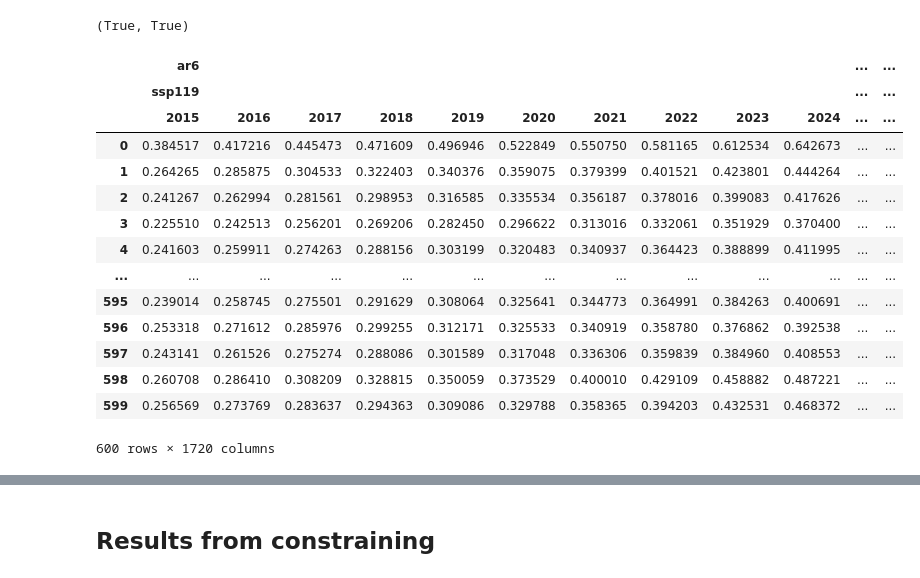
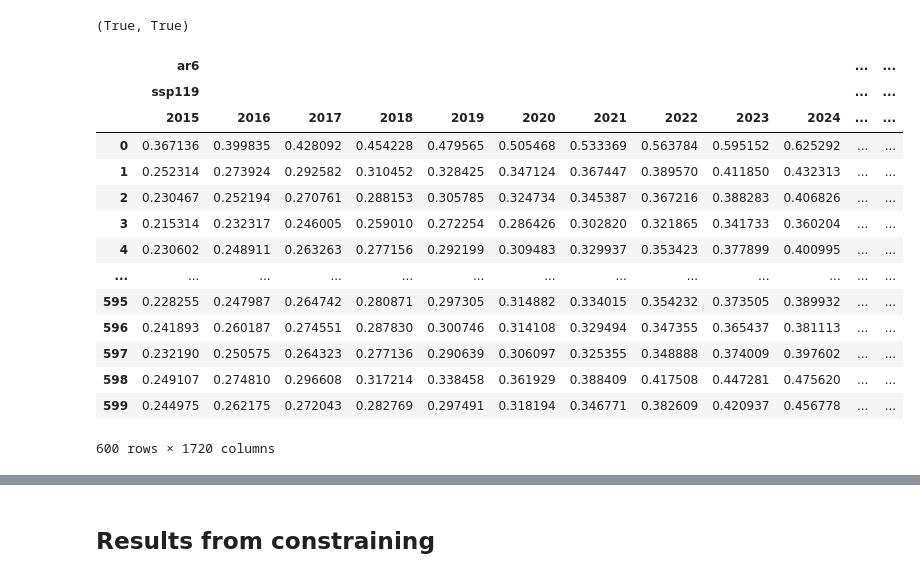
Before and after one commit to tsutsui1872/ar6-tlm, a Jupyter notebook: notebook/084_postproc.ipynb, the cells around one changed output, grey strips where cells are left out. Cells and saved outputs as stored; diff of their text form; code cells hidden in the pictures.

```diff
--- a/notebook/084_postproc.ipynb
+++ b/notebook/084_postproc.ipynb
@@ -72,36 +69,36 @@ method_case_order = ['ar6_orig', 'ar6', 's21', 'mce-2l']
 # %%
 # GSAT changes in the reference period of 1995-2014
 slc_base = slice(
     year_hist.get_loc(1995),
-    year_hist.get_loc(2014),
+    year_hist.get_loc(2014)+1,
 )
 gsat_base = ncf_hist.variables['tg'][:, :, slc_base].mean(axis=2)
 
 # GSAT changes relative to 1995-2014
 mi = pd.MultiIndex.from_product([
     method_order, scenario_order, year_ssps,
 ])
 df_gsat = pd.DataFrame(
     (ncf_ssps.variables['tg'][:] - gsat_base.reshape(gsat_base.shape + (1, 1)))
     .reshape((nsize, -1)),
     columns=mi,
 )
 df_gsat
 # %% [output]
 |  | ar6 |  |  |  |  |  |  |  |  |  | ... | ... |
 |  | ssp119 |  |  |  |  |  |  |  |  |  | ... | ... |
 |  | 2015 | 2016 | 2017 | 2018 | 2019 | 2020 | 2021 | 2022 | 2023 | 2024 | ... | ... |
-| 0 | 0.384517 | 0.417216 | 0.445473 | 0.471609 | 0.496946 | 0.522849 | 0.550750 | 0.581165 | 0.612534 | 0.642673 | ... | ... |
-| 1 | 0.264265 | 0.285875 | 0.304533 | 0.322403 | 0.340376 | 0.359075 | 0.379399 | 0.401521 | 0.423801 | 0.444264 | ... | ... |
-| 2 | 0.241267 | 0.262994 | 0.281561 | 0.298953 | 0.316585 | 0.335534 | 0.356187 | 0.378016 | 0.399083 | 0.417626 | ... | ... |
-| 3 | 0.225510 | 0.242513 | 0.256201 | 0.269206 | 0.282450 | 0.296622 | 0.313016 | 0.332061 | 0.351929 | 0.370400 | ... | ... |
-| 4 | 0.241603 | 0.259911 | 0.274263 | 0.288156 | 0.303199 | 0.320483 | 0.340937 | 0.364423 | 0.388899 | 0.411995 | ... | ... |
+| 0 | 0.367136 | 0.399835 | 0.428092 | 0.454228 | 0.479565 | 0.505468 | 0.533369 | 0.563784 | 0.595152 | 0.625292 | ... | ... |
+| 1 | 0.252314 | 0.273924 | 0.292582 | 0.310452 | 0.328425 | 0.347124 | 0.367447 | 0.389570 | 0.411850 | 0.432313 | ... | ... |
+| 2 | 0.230467 | 0.252194 | 0.270761 | 0.288153 | 0.305785 | 0.324734 | 0.345387 | 0.367216 | 0.388283 | 0.406826 | ... | ... |
+| 3 | 0.215314 | 0.232317 | 0.246005 | 0.259010 | 0.272254 | 0.286426 | 0.302820 | 0.321865 | 0.341733 | 0.360204 | ... | ... |
+| 4 | 0.230602 | 0.248911 | 0.263263 | 0.277156 | 0.292199 | 0.309483 | 0.329937 | 0.353423 | 0.377899 | 0.400995 | ... | ... |
 | ... | ... | ... | ... | ... | ... | ... | ... | ... | ... | ... | ... | ... |
-| 595 | 0.239014 | 0.258745 | 0.275501 | 0.291629 | 0.308064 | 0.325641 | 0.344773 | 0.364991 | 0.384263 | 0.400691 | ... | ... |
-| 596 | 0.253318 | 0.271612 | 0.285976 | 0.299255 | 0.312171 | 0.325533 | 0.340919 | 0.358780 | 0.376862 | 0.392538 | ... | ... |
-| 597 | 0.243141 | 0.261526 | 0.275274 | 0.288086 | 0.301589 | 0.317048 | 0.336306 | 0.359839 | 0.384960 | 0.408553 | ... | ... |
-| 598 | 0.260708 | 0.286410 | 0.308209 | 0.328815 | 0.350059 | 0.373529 | 0.400010 | 0.429109 | 0.458882 | 0.487221 | ... | ... |
-| 599 | 0.256569 | 0.273769 | 0.283637 | 0.294363 | 0.309086 | 0.329788 | 0.358365 | 0.394203 | 0.432531 | 0.468372 | ... | ... |
+| 595 | 0.228255 | 0.247987 | 0.264742 | 0.280871 | 0.297305 | 0.314882 | 0.334015 | 0.354232 | 0.373505 | 0.389932 | ... | ... |
+| 596 | 0.241893 | 0.260187 | 0.274551 | 0.287830 | 0.300746 | 0.314108 | 0.329494 | 0.347355 | 0.365437 | 0.381113 | ... | ... |
+| 597 | 0.232190 | 0.250575 | 0.264323 | 0.277136 | 0.290639 | 0.306097 | 0.325355 | 0.348888 | 0.374009 | 0.397602 | ... | ... |
+| 598 | 0.249107 | 0.274810 | 0.296608 | 0.317214 | 0.338458 | 0.361929 | 0.388409 | 0.417508 | 0.447281 | 0.475620 | ... | ... |
+| 599 | 0.244975 | 0.262175 | 0.272043 | 0.282769 | 0.297491 | 0.318194 | 0.346771 | 0.382609 | 0.420937 | 0.456778 | ... | ... |
 600 rows × 1720 columns
 # %%
 # ERF in 1995-2014
```
Also changed, not shown: parts of 39 cells of this notebook, 17 other files.
